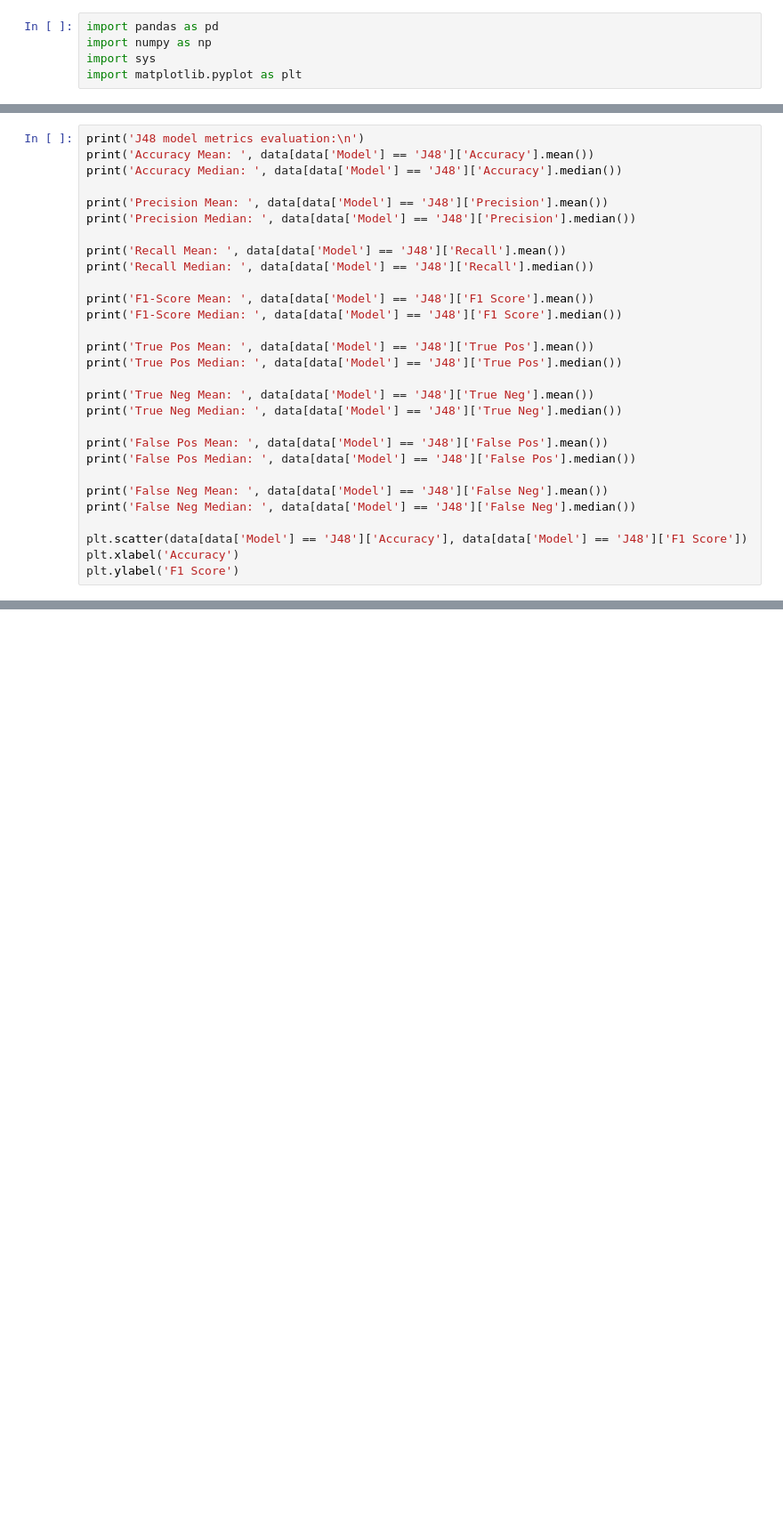
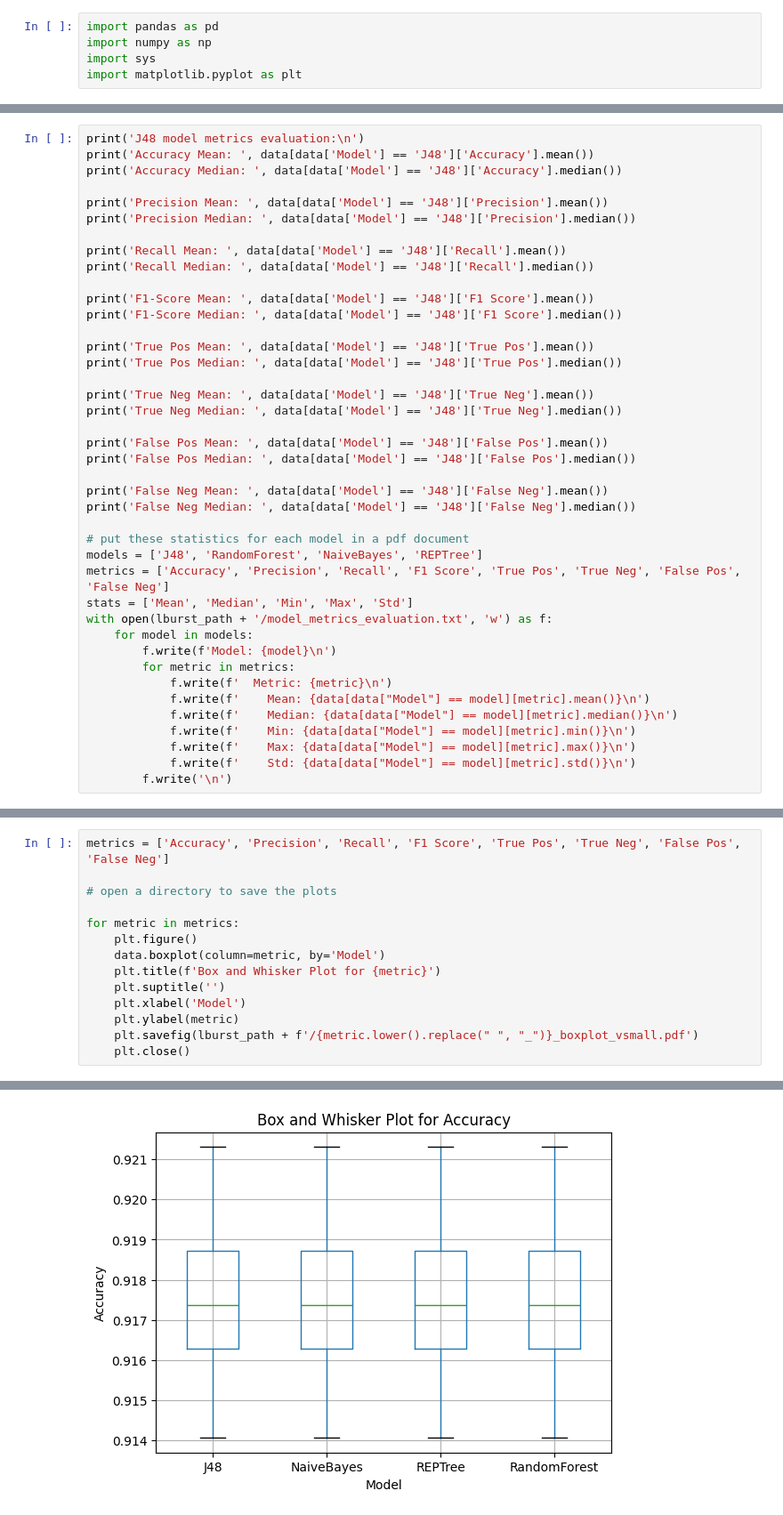
Before and after one commit to bug-rankin/ereno-ian, a Jupyter notebook: metrics_evaluation.ipynb, the cells around one changed output, grey strips where cells are left out. Shown at 89% size. Saved outputs shown, nothing was run; the diff lists cells and outputs as text; blank space fills up the shorter version.

```diff
--- a/metrics_evaluation.ipynb
+++ b/metrics_evaluation.ipynb
@@ -40,9 +62,21 @@ print('False Pos Median: ', data[data['Model'] == 'J48']['False Pos'].median())
 print('False Neg Mean: ', data[data['Model'] == 'J48']['False Neg'].mean())
 print('False Neg Median: ', data[data['Model'] == 'J48']['False Neg'].median())
 
-plt.scatter(data[data['Model'] == 'J48']['Accuracy'], data[data['Model'] == 'J48']['F1 Score'])
-plt.xlabel('Accuracy')
-plt.ylabel('F1 Score')
+# put these statistics for each model in a pdf document
+models = ['J48', 'RandomForest', 'NaiveBayes', 'REPTree']
+metrics = ['Accuracy', 'Precision', 'Recall', 'F1 Score', 'True Pos', 'True Neg', 'False Pos', 'False Neg']
+stats = ['Mean', 'Median', 'Min', 'Max', 'Std']
+with open(lburst_path + '/model_metrics_evaluation.txt', 'w') as f:
+    for model in models:
+        f.write(f'Model: {model}\n')
+        for metric in metrics:
+            f.write(f'  Metric: {metric}\n')
+            f.write(f'    Mean: {data[data["Model"] == model][metric].mean()}\n')
+            f.write(f'    Median: {data[data["Model"] == model][metric].median()}\n')
+            f.write(f'    Min: {data[data["Model"] == model][metric].min()}\n')
+            f.write(f'    Max: {data[data["Model"] == model][metric].max()}\n')
+            f.write(f'    Std: {data[data["Model"] == model][metric].std()}\n')
+        f.write('\n')
 # %% [output]
 J48 model metrics evaluation:
 
@@ -198,0 +232,15 @@ False Neg Median:  0.0
+# %%
+metrics = ['Accuracy', 'Precision', 'Recall', 'F1 Score', 'True Pos', 'True Neg', 'False Pos', 'False Neg']
+
+# open a directory to save the plots
+
+for metric in metrics:
+    plt.figure()
+    data.boxplot(column=metric, by='Model')
+    plt.title(f'Box and Whisker Plot for {metric}')
+    plt.suptitle('')
+    plt.xlabel('Model')
+    plt.ylabel(metric)
+    plt.savefig(lburst_path + f'/{metric.lower().replace(" ", "_")}_boxplot_vsmall.pdf')
+    plt.close()
+# %% [output]
@@ -198,0 +249 @@ False Neg Median:  0.0
+[figure, added]
```
Also changed, not shown: parts of 13 cells of this notebook, 2 other files.
